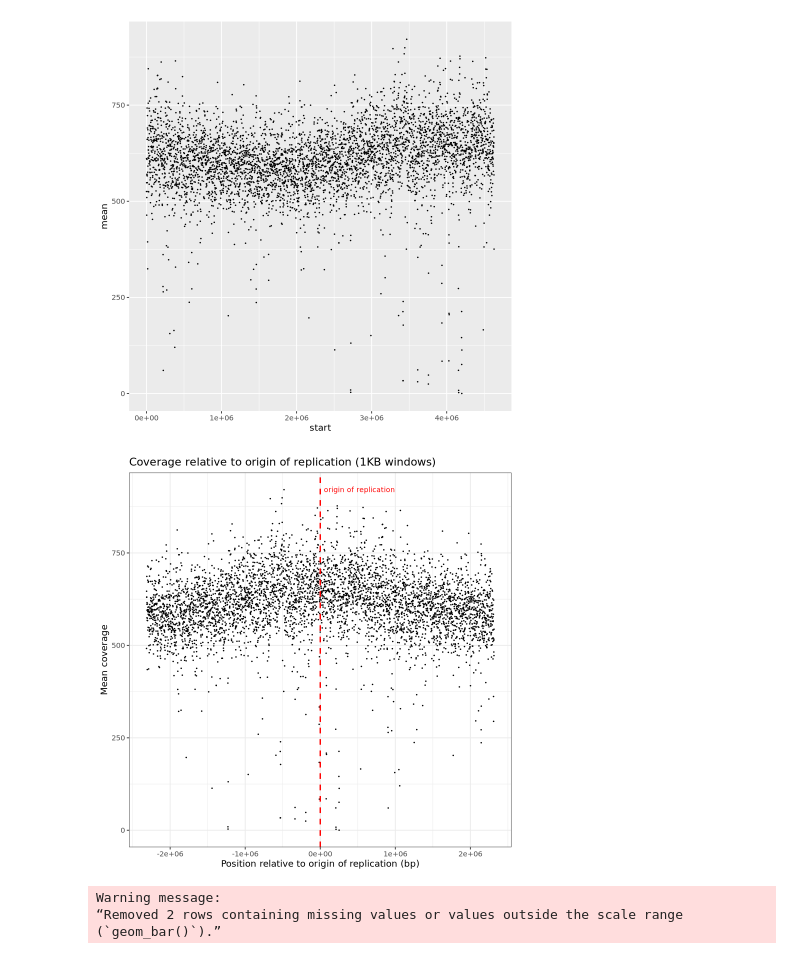
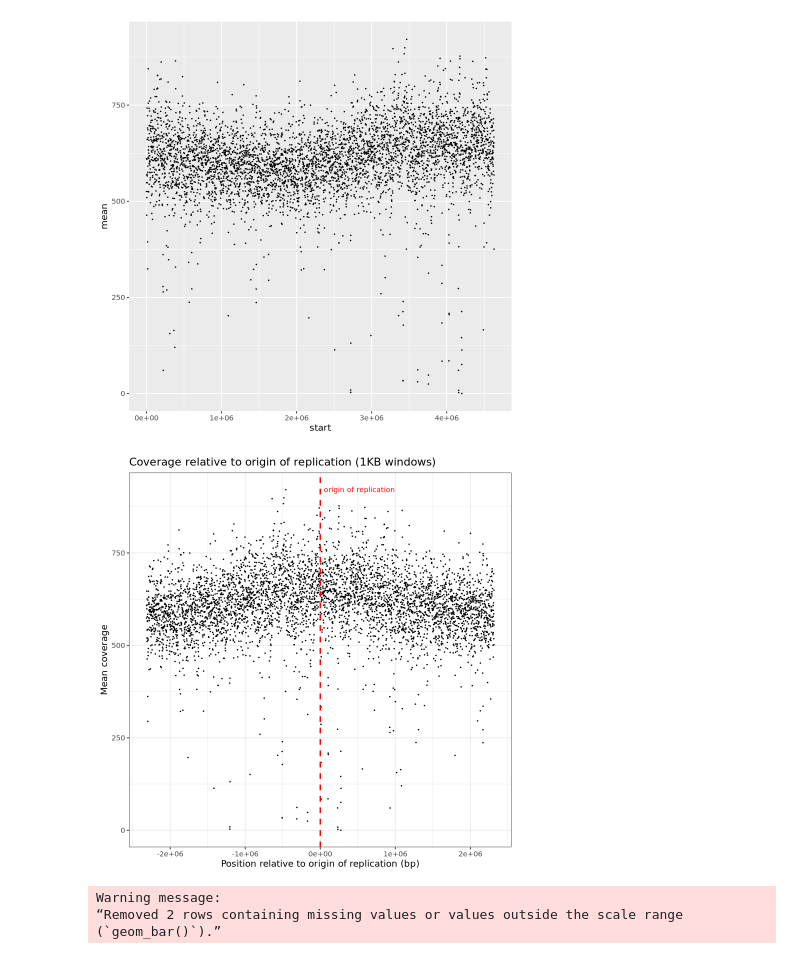
Before and after one commit to mtzingarella/VariantCalling-DenovoAssembly-StudyReplication, a Jupyter notebook: notebooks/Post_Alignment_QC.ipynb, the cells around one changed output. Cells and saved outputs as stored; diff of their text form; code cells hidden in the pictures.

```diff
--- a/notebooks/Post_Alignment_QC.ipynb
+++ b/notebooks/Post_Alignment_QC.ipynb
@@ -236,31 +249,31 @@ ggplot(cov1kb, aes(x=start, y=mean)) +
 # %% [output]
 [figure]
 # %%
-ori <- 3950000
+ori <- 3925744
 genome_size1kb <- max(cov1kb$end, na.rm = TRUE)
 
 cov1kb_ori <- cov1kb %>%
   mutate(
     d = start - ori,
     pos_from_ori = case_when(
       d >  genome_size1kb / 2 ~ d - genome_size1kb,
       d < -genome_size1kb / 2 ~ d + genome_size1kb,
       TRUE ~ d
     )
   )
 max_dist1kb <- max(abs(cov1kb_ori$pos_from_ori), na.rm = TRUE)
 
 ggplot(cov1kb_ori, aes(x = pos_from_ori, y = mean)) +
   geom_point(size = 0.2) +
   geom_vline(xintercept = 0, color = "red", linetype = "dashed", linewidth = 0.8) +
   annotate("text", x = 0, y = max(cov1kb_ori$mean, na.rm = TRUE),
            label = "origin of replication", color = "red", hjust = -0.05, size = 3) +
   scale_x_continuous(limits = c(-max_dist1kb, max_dist1kb)) +
   theme_bw() +
   labs(x = "Position relative to origin of replication (bp)", y = "Mean coverage",
        title = "Coverage relative to origin of replication (1KB windows)")
 # %% [output]
-[figure, old version]
+[figure, new version]
 # %%
 median1kb <- median(cov1kb$median)
 
```
Also changed, not shown: parts of 3 cells of this notebook, 7 other files.
